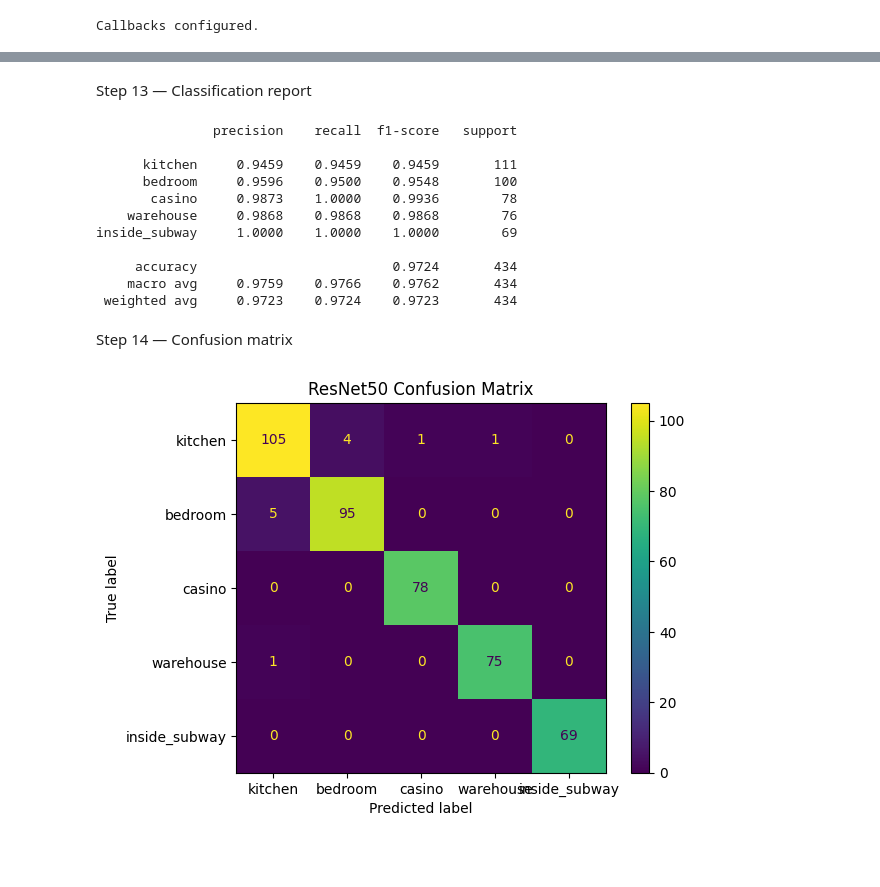
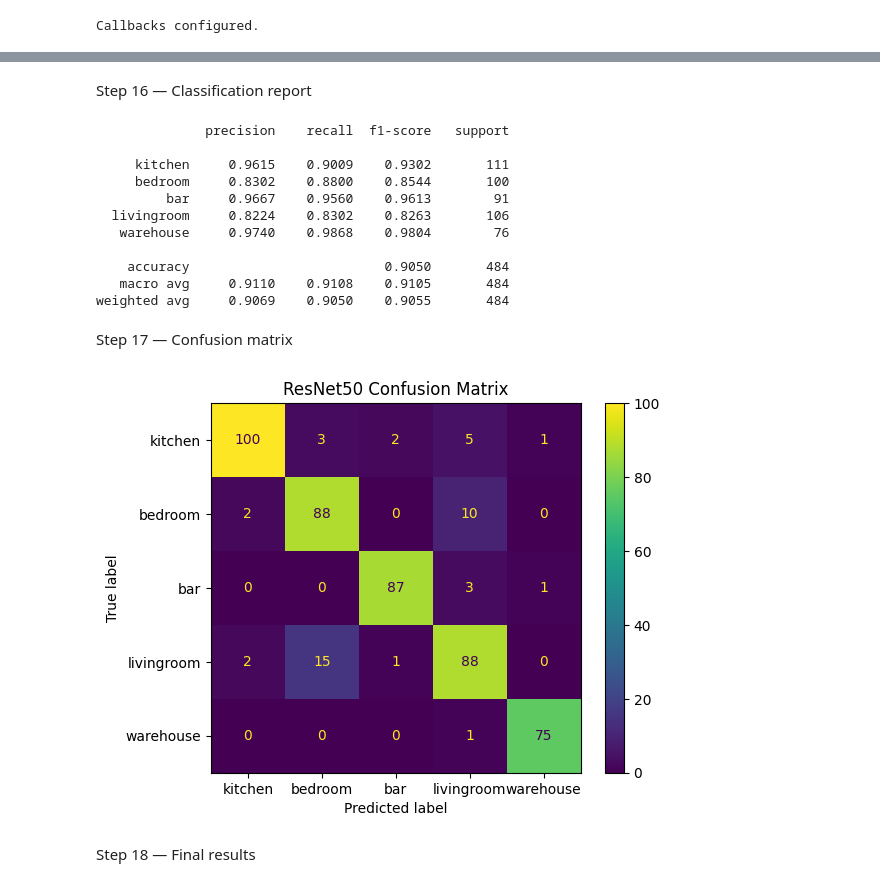
Before and after one commit to ThumulaRumesh/Smart-Homes---Indoor-Scene-Recognition-from-Images---CNN, a Jupyter notebook: 06_ResNet50.ipynb, the cells around one changed output, grey strips where cells are left out. Drawn from its saved outputs; the diff is of its cells as text; code cells hidden in the pictures; blank space fills up the shorter version.

Commit message:
Train using ResNet50

```diff
--- a/06_ResNet50.ipynb
+++ b/06_ResNet50.ipynb
@@ -97,0 +136,22 @@ This is cleaner and ensures the same preprocessing is automatically used during
+# %%
+def preprocess_resnet(image, label):
+    image = preprocess_input(image)
+    return image, label
+
+
+train_ds = train_ds.map(
+    preprocess_resnet,
+    num_parallel_calls=tf.data.AUTOTUNE
+)
+
+validation_ds = validation_ds.map(
+    preprocess_resnet,
+    num_parallel_calls=tf.data.AUTOTUNE
+)
+
+test_ds = test_ds.map(
+    preprocess_resnet,
+    num_parallel_calls=tf.data.AUTOTUNE
+)
+
+print("ResNet50 preprocessing configured.")
@@ -191,5 +246,5 @@ Step 9 — Callbacks
 # %%
-checkpoint_path = "/content/drive/MyDrive/Colab Notebooks/Y 02 S 02, Advance ML/Assignment/resnet50_balanced500_best.keras"
+checkpoint_path = "/content/drive/MyDrive/Colab Notebooks/Y 02 S 02, Advance ML/Assignment/resnet50_newclasses.keras"
 
 callbacks = [
     tf.keras.callbacks.EarlyStopping(
@@ -276,0 +332,6 @@ Test Accuracy: 0.9723502397537231
+# %%
+best_model = tf.keras.models.load_model(
+    checkpoint_path
+)
+
+print("Best ResNet50 model loaded successfully.")
@@ -277,5 +351,5 @@ Test Accuracy: 0.9723502397537231
 # %% [markdown]
-Step 13 — Classification report
+Step 16 — Classification report
 # %%
 from sklearn.metrics import classification_report
 
@@ -283,7 +357,7 @@ y_true = []
 y_pred = []
 
 for images, labels in test_ds:
-    predictions = model.predict(images, verbose=0)
+    predictions = best_model.predict(images, verbose=0)
 
     y_true.extend(labels.numpy())
     y_pred.extend(np.argmax(predictions, axis=1))
@@ -295,33 +369,38 @@ print(classification_report(
     digits=4
 ))
 # %% [output]
-               precision    recall  f1-score   support
+              precision    recall  f1-score   support
 
-      kitchen     0.9459    0.9459    0.9459       111
-      bedroom     0.9596    0.9500    0.9548       100
-       casino     0.9873    1.0000    0.9936        78
-    warehouse     0.9868    0.9868    0.9868        76
-inside_subway     1.0000    1.0000    1.0000        69
+     kitchen     0.9615    0.9009    0.9302       111
+     bedroom     0.8302    0.8800    0.8544       100
+         bar     0.9667    0.9560    0.9613        91
+  livingroom     0.8224    0.8302    0.8263       106
+   warehouse     0.9740    0.9868    0.9804        76
 
-     accuracy                         0.9724       434
-    macro avg     0.9759    0.9766    0.9762       434
- weighted avg     0.9723    0.9724    0.9723       434
+    accuracy                         0.9050       484
+   macro avg     0.9110    0.9108    0.9105       484
+weighted avg     0.9069    0.9050    0.9055       484
 # %% [markdown]
-Step 14 — Confusion matrix
+Step 17 — Confusion matrix
 # %%
 from sklearn.metrics import confusion_matrix, ConfusionMatrixDisplay
 
-cm = confusion_matrix(y_true, y_pred)
+cm = confusion_matrix(
+    y_true,
+    y_pred
+)
 
 disp = ConfusionMatrixDisplay(
     confusion_matrix=cm,
     display_labels=classes
 )
 
 disp.plot()
 
 plt.title("ResNet50 Confusion Matrix")
 plt.show()
 # %% [output]
-[figure, old version]
+[figure, new version]
+# %% [markdown]
+Step 18 — Final results
 # %%
```
Also changed, not shown: parts of 30 cells of this notebook.
